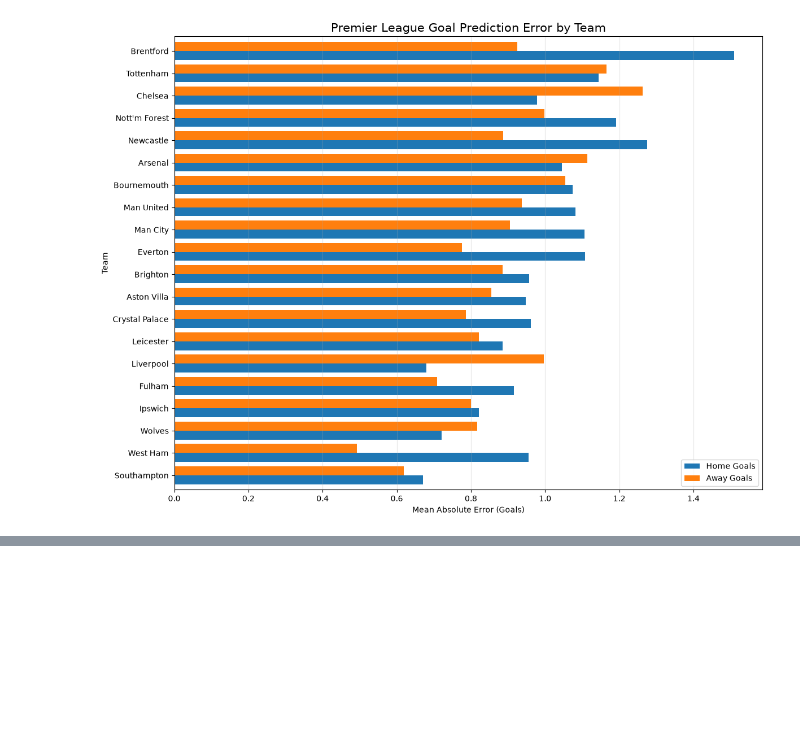
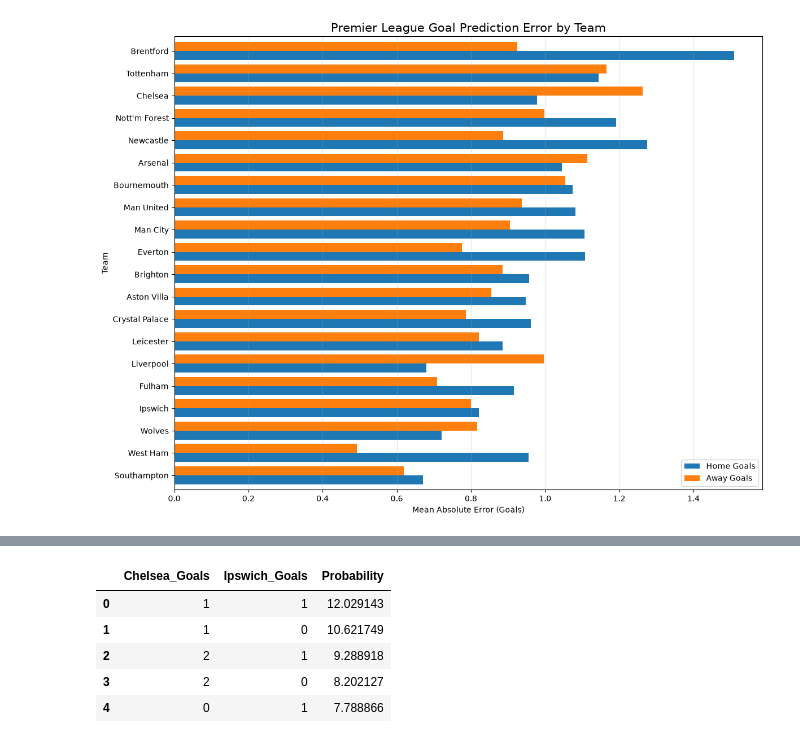
Before and after one commit to hankike/Premier_Prediction, a Jupyter notebook: poisson_2.ipynb, the cells around one changed output, grey strips where cells are left out. Saved outputs shown, nothing was run; the diff lists cells and outputs as text; code cells hidden in the pictures; blank space fills up the shorter version.

```diff
--- a/poisson_2.ipynb
+++ b/poisson_2.ipynb
@@ -1431,0 +1631,33 @@ plt.show()
+# %%
+scoreline_results = []
+
+for home_goals in range(11):
+    for away_goals in range(11):
+
+        scoreline_results.append({
+            'Chelsea_Goals': home_goals,
+            'Ipswich_Goals': away_goals,
+            'Probability': scoreline_matrix[
+                home_goals, away_goals
+            ]
+        })
+
+top_scorelines = (
+    pd.DataFrame(scoreline_results)
+    .sort_values('Probability', ascending=False)
+    .head(5)
+    .reset_index(drop=True)
+)
+
+top_scorelines['Probability'] = (
+    top_scorelines['Probability'] * 100
+)
+
+top_scorelines
+# %% [output]
+|  | Chelsea_Goals | Ipswich_Goals | Probability |
+| 0 | 1 | 1 | 12.029143 |
+| 1 | 1 | 0 | 10.621749 |
+| 2 | 2 | 1 | 9.288918 |
+| 3 | 2 | 0 | 8.202127 |
+| 4 | 0 | 1 | 7.788866 |
```
Also changed, not shown: parts of 15 cells of this notebook.
